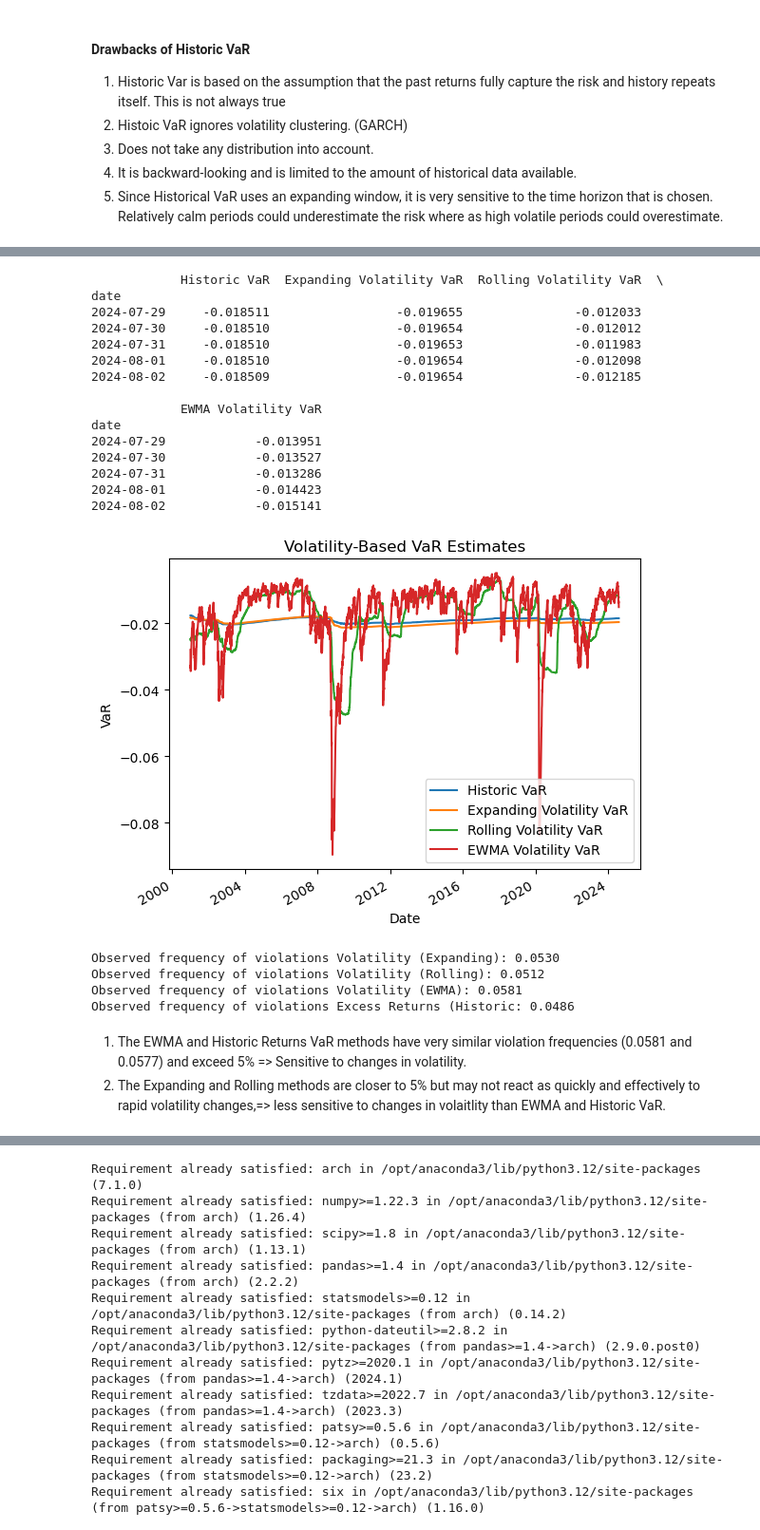
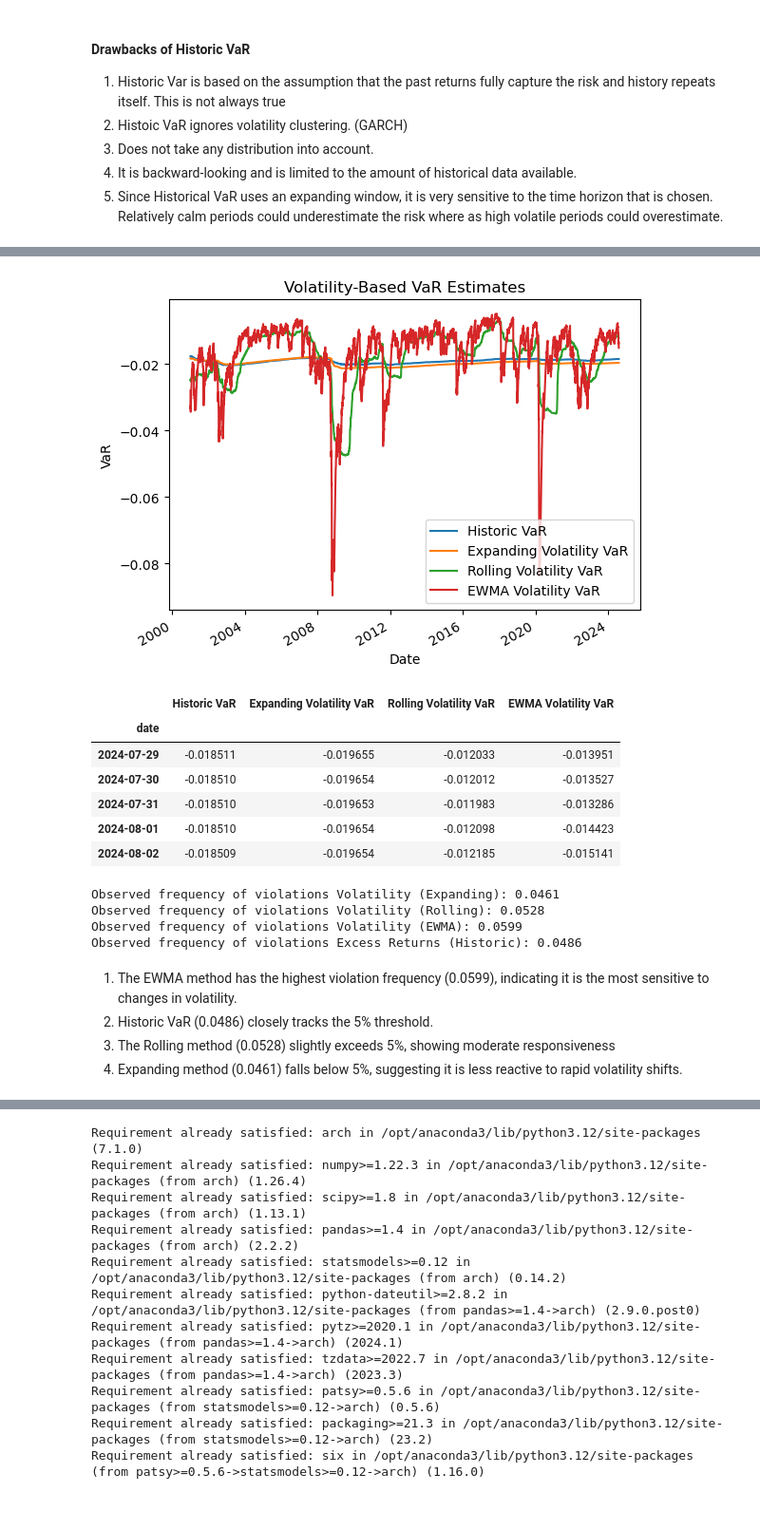
Before and after one commit to Anand-Nakhate/finm-portfolio-2024, a Jupyter notebook: homework/Solution_HW3_.ipynb, the cells around one changed output, grey strips where cells are left out. Shown: that part at 95% size. Cells and saved outputs as stored; diff of their text form; code cells hidden in the pictures; blank space fills up the shorter version.

```diff
--- a/homework/Solution_HW3_.ipynb
+++ b/homework/Solution_HW3_.ipynb
@@ -194,34 +194,26 @@ date
 # %%
 z_score = -1.65
 VaR['Expanding Volatility VaR'] = z_score * volatility['Expanding Series']
 VaR['Rolling Volatility VaR'] = z_score * volatility['Rolling Window']
 VaR['EWMA Volatility VaR'] = z_score * volatility['EWMA']
-print(VaR.tail())
 VaR.loc['2001-01-02':].plot(title='Volatility-Based VaR Estimates', ylabel='VaR', xlabel='Date')
 plt.show()
+VaR.tail()
 # %% [output]
-            Historic VaR  Expanding Volatility VaR  Rolling Volatility VaR  \
-date
-2024-07-29     -0.018511                 -0.019655               -0.012033
-2024-07-30     -0.018510                 -0.019654               -0.012012
-2024-07-31     -0.018510                 -0.019653               -0.011983
-2024-08-01     -0.018510                 -0.019654               -0.012098
-2024-08-02     -0.018509                 -0.019654               -0.012185
-
-            EWMA Volatility VaR
-date
-2024-07-29            -0.013951
-2024-07-30            -0.013527
-2024-07-31            -0.013286
-2024-08-01            -0.014423
-2024-08-02            -0.015141
 [figure]
+|  | Historic VaR | Expanding Volatility VaR | Rolling Volatility VaR | EWMA Volatility VaR |
+| date |  |  |  |  |
+| 2024-07-29 | -0.018511 | -0.019655 | -0.012033 | -0.013951 |
+| 2024-07-30 | -0.018510 | -0.019654 | -0.012012 | -0.013527 |
+| 2024-07-31 | -0.018510 | -0.019653 | -0.011983 | -0.013286 |
+| 2024-08-01 | -0.018510 | -0.019654 | -0.012098 | -0.014423 |
+| 2024-08-02 | -0.018509 | -0.019654 | -0.012185 | -0.015141 |
 # %%
 excess_returns = data['Excess Returns']
 
-violations_expanding = excess_returns < VaR['Expanding Volatility VaR']
-violations_rolling = excess_returns < VaR['Rolling Volatility VaR']
-violations_ewma = excess_returns < VaR['EWMA Volatility VaR']
+violations_expanding = excess_returns.loc['2001-01-02':] < VaR['Expanding Volatility VaR'].loc['2001-01-02':]
+violations_rolling = excess_returns.loc['2001-01-02':] < VaR['Rolling Volatility VaR'].loc['2001-01-02':]
+violations_ewma = excess_returns.loc['2001-01-02':] < VaR['EWMA Volatility VaR'].loc['2001-01-02':]
 
 freq_expanding = violations_expanding.mean()
 freq_rolling = violations_rolling.mean()
@@ -230,15 +222,17 @@ freq_ewma = violations_ewma.mean()
 print(f"Observed frequency of violations Volatility (Expanding): {freq_expanding:.4f}")
 print(f"Observed frequency of violations Volatility (Rolling): {freq_rolling:.4f}")
 print(f"Observed frequency of violations Volatility (EWMA): {freq_ewma:.4f}")
-print(f"Observed frequency of violations Excess Returns (Historic: {violation_frequency:.4f}")
+print(f"Observed frequency of violations Excess Returns (Historic): {violation_frequency:.4f}")
 # %% [output]
-Observed frequency of violations Volatility (Expanding): 0.0530
-Observed frequency of violations Volatility (Rolling): 0.0512
-Observed frequency of violations Volatility (EWMA): 0.0581
-Observed frequency of violations Excess Returns (Historic: 0.0486
+Observed frequency of violations Volatility (Expanding): 0.0461
+Observed frequency of violations Volatility (Rolling): 0.0528
+Observed frequency of violations Volatility (EWMA): 0.0599
+Observed frequency of violations Excess Returns (Historic): 0.0486
 # %% [markdown]
-1. The EWMA and Historic Returns VaR methods have very similar violation frequencies (0.0581 and 0.0577) and exceed 5% => Sensitive to changes in volatility.
-2. The Expanding and Rolling methods are closer to 5% but may not react as quickly and effectively to rapid volatility changes,=> less sensitive to changes in volaitlity than EWMA and Historic VaR.
+1. The EWMA method has the highest violation frequency (0.0599), indicating it is the most sensitive to changes in volatility.
+2. Historic VaR (0.0486) closely tracks the 5% threshold.
+3. The Rolling method (0.0528) slightly exceeds 5%, showing moderate responsiveness
+4. Expanding method (0.0461) falls below 5%, suggesting it is less reactive to rapid volatility shifts.
 # %%
 CVaR = pd.DataFrame()
 CVaR['Historic CVaR'] = data['Excess Returns'].expanding().apply(lambda x: x[x < x.quantile(0.05)].mean())
```
Also changed, not shown: parts of 5 cells of this notebook.
